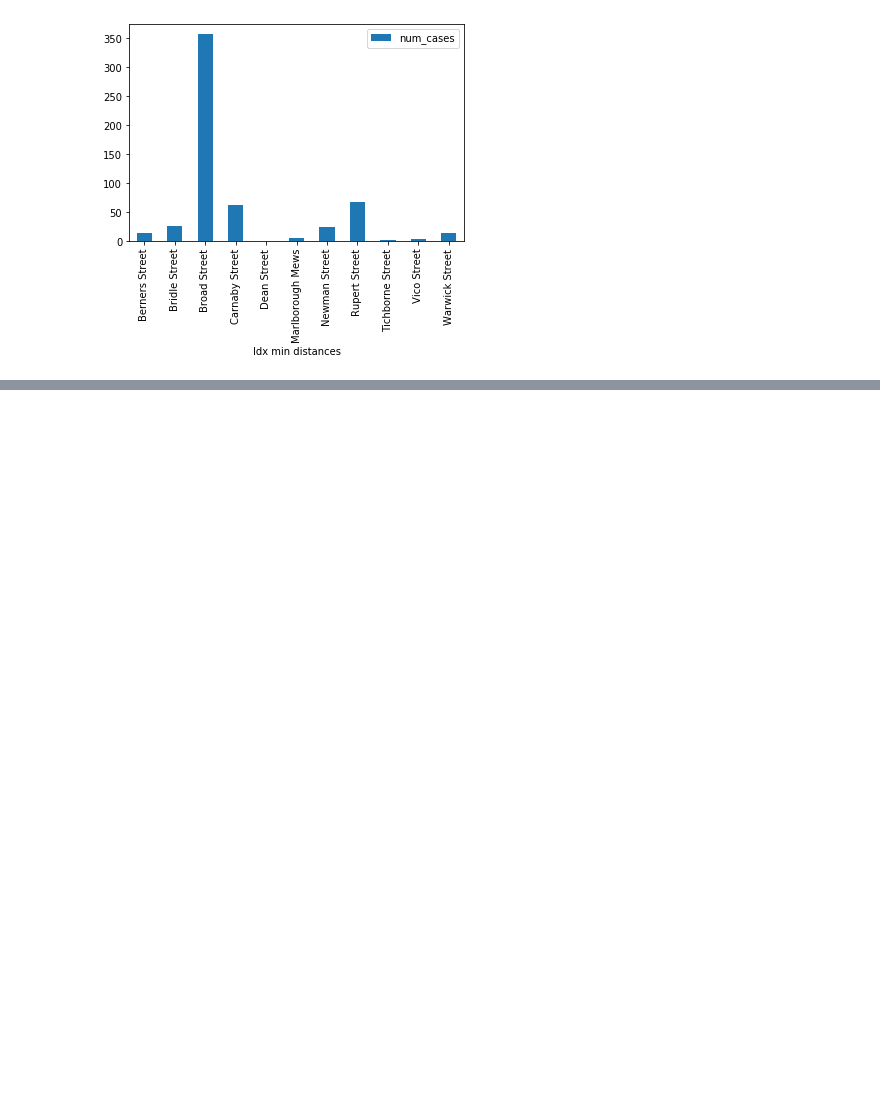
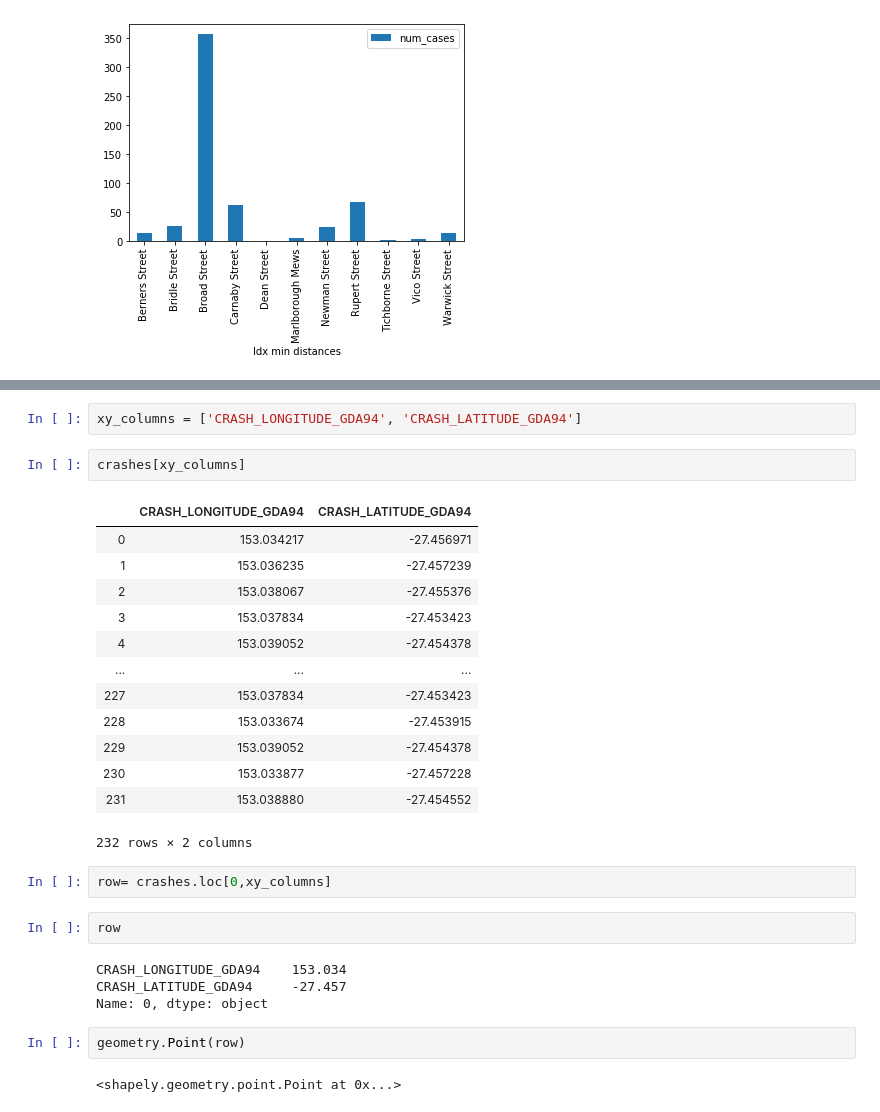
Before and after one commit to jaworra/Jupyter-Notebooks, a Jupyter notebook: spatialDataPandas.ipynb, the cells around one changed output, grey strips where cells are left out. Saved outputs shown, nothing was run; the diff lists cells and outputs as text; blank space fills up the shorter version.

```diff
--- a/spatialDataPandas.ipynb
+++ b/spatialDataPandas.ipynb
@@ -161,0 +186,30 @@ deaths.pivot_table(index='Idx min distances',values='num_cases', aggfunc = 'sum'
+# %%
+xy_columns = ['CRASH_LONGITUDE_GDA94', 'CRASH_LATITUDE_GDA94']
+# %%
+crashes[xy_columns]
+# %% [output]
+|  | CRASH_LONGITUDE_GDA94 | CRASH_LATITUDE_GDA94 |
+| 0 | 153.034217 | -27.456971 |
+| 1 | 153.036235 | -27.457239 |
+| 2 | 153.038067 | -27.455376 |
+| 3 | 153.037834 | -27.453423 |
+| 4 | 153.039052 | -27.454378 |
+| ... | ... | ... |
+| 227 | 153.037834 | -27.453423 |
+| 228 | 153.033674 | -27.453915 |
+| 229 | 153.039052 | -27.454378 |
+| 230 | 153.033877 | -27.457228 |
+| 231 | 153.038880 | -27.454552 |
+232 rows × 2 columns
+# %%
+row= crashes.loc[0,xy_columns]
+# %%
+row
+# %% [output]
+CRASH_LONGITUDE_GDA94    153.034
+CRASH_LATITUDE_GDA94     -27.457
+Name: 0, dtype: object
+# %%
+geometry.Point(row)
+# %% [output]
+<shapely.geometry.point.Point at 0x...>
```
Also changed, not shown: parts of 7 cells of this notebook.
